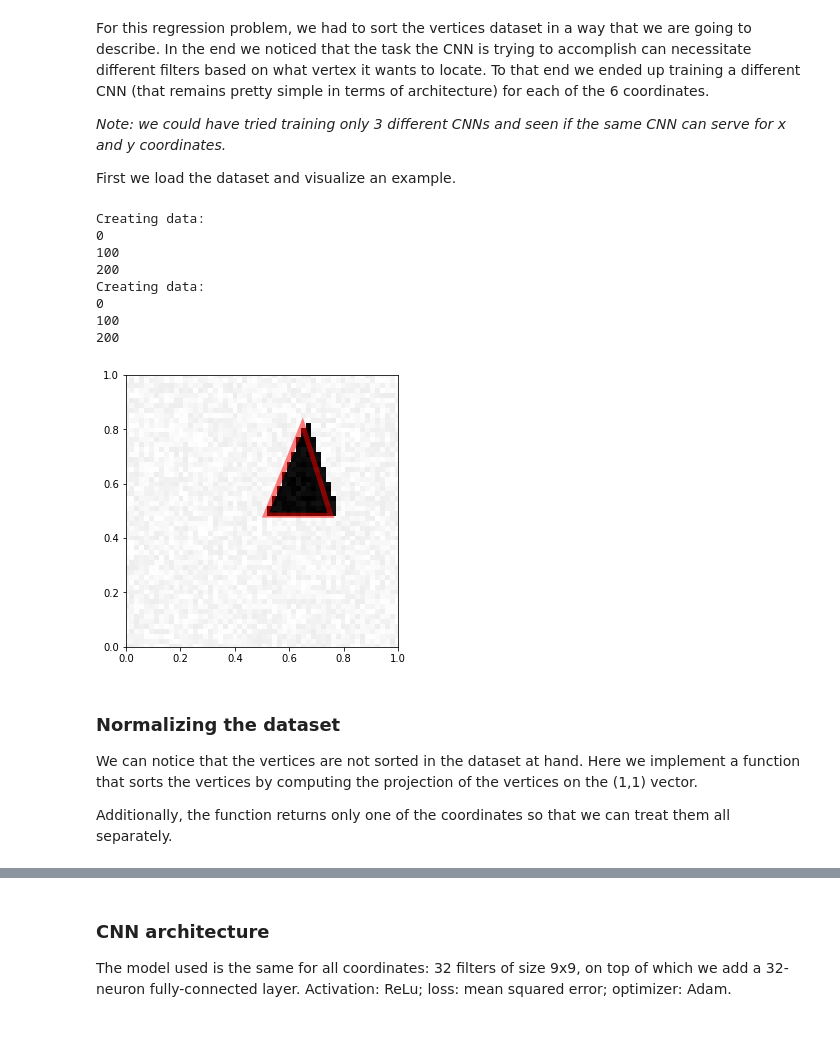
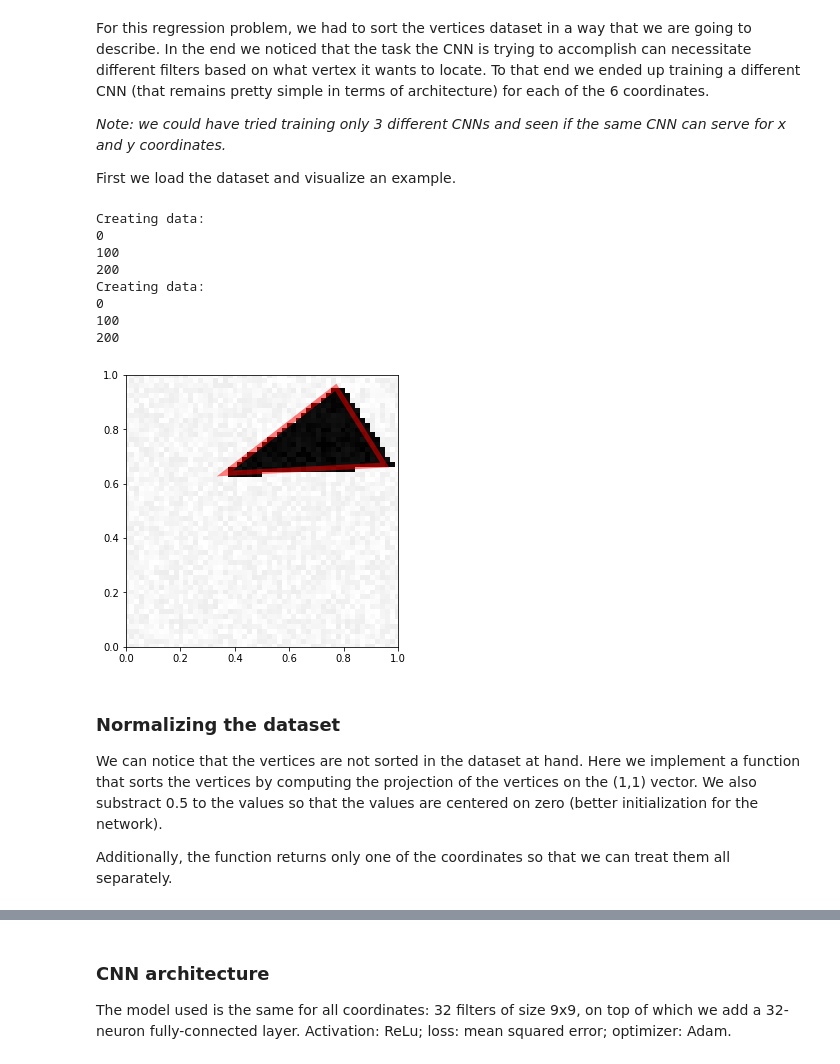
Before and after one commit to joelseytre/deep-learning-course, a Jupyter notebook: mp1-jseytre.ipynb, the cells around one changed output, grey strips where cells are left out. Cells and saved outputs as stored; diff of their text form; code cells hidden in the pictures; blank space fills up the shorter version.

```diff
--- a/mp1-jseytre.ipynb
+++ b/mp1-jseytre.ipynb
@@ -240,24 +256,25 @@ First we load the dataset and visualize an example.
 # %%
 [X_train3, Y_train3] = generate_dataset_regression(300, 20)
 [X_test3, Y_test3] = generate_test_set_regression()
 X_train3 = X_train3.reshape(300,72,72,1)
 X_test3 = X_test3.reshape(300,72,72,1)
 
 i=2
-visualize_prediction(X_train3[i], Y_train4[i])
+visualize_prediction(X_train3[i], Y_train3[i])
 # %% [output]
 Creating data:
 0
 100
 200
 Creating data:
 0
 100
 200
-[figure, old version]
+[figure, new version]
 # %% [markdown]
 ### Normalizing the dataset
 We can notice that the vertices are not sorted in the dataset at hand. Here we implement a function that sorts the vertices by computing the projection of the vertices on the (1,1) vector.
+We also substract 0.5 to the values so that the values are centered on zero (better initialization for the network).
 
 Additionally, the function returns only one of the coordinates so that we can treat them all separately.
 # %%
```
Also changed, not shown: parts of 18 cells of this notebook, 17 other files.
